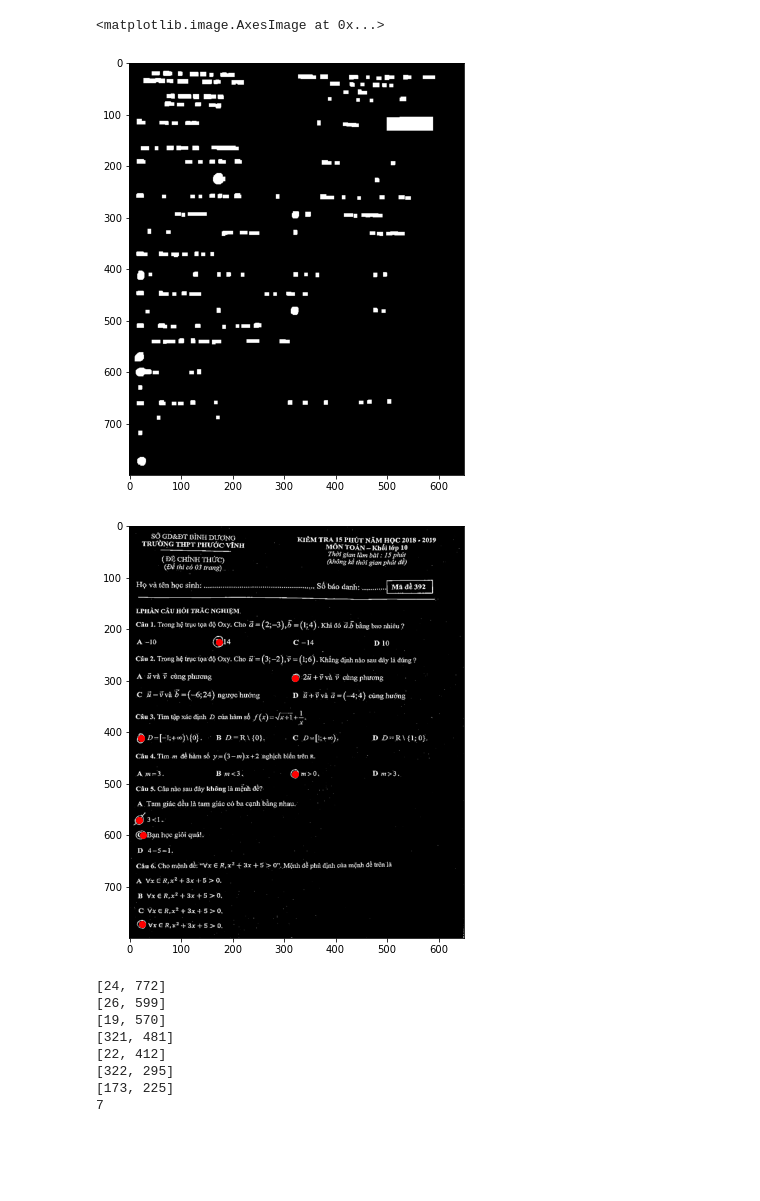
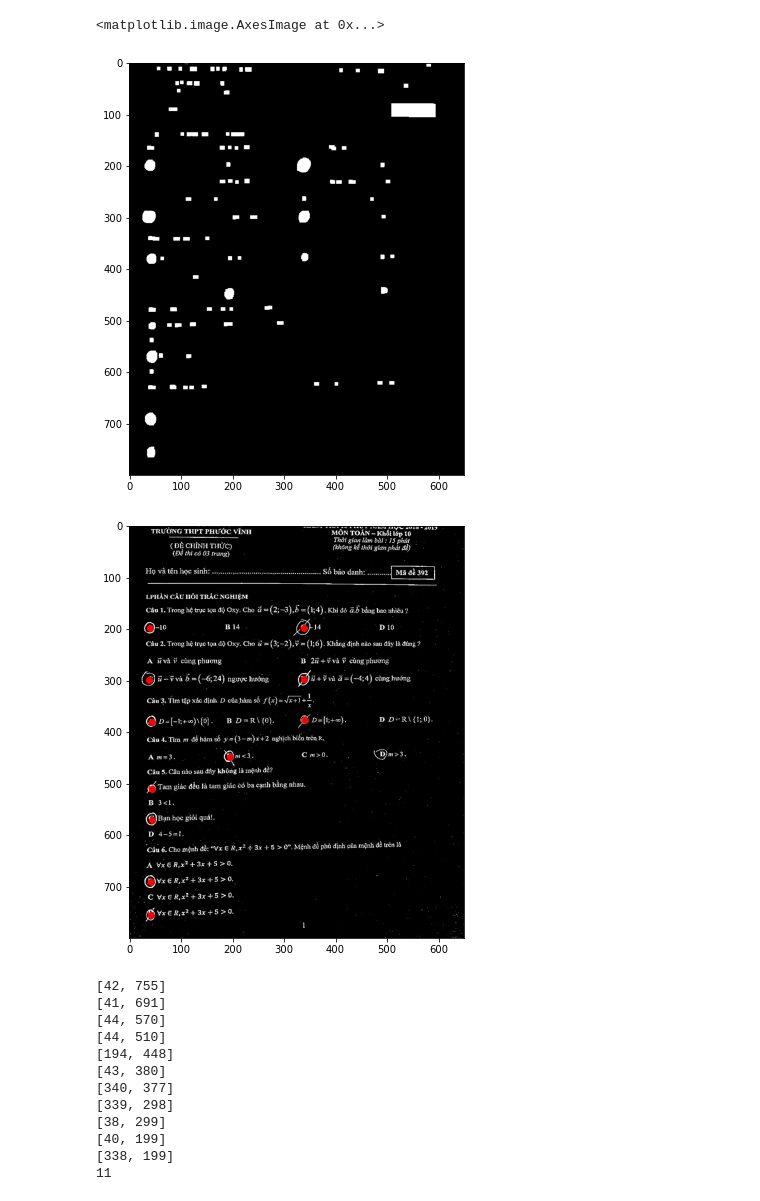
Before and after one commit to quockhanh0212/Multiple-choice-autograding, a Jupyter notebook: Untitled1-Copy8.ipynb, the cells around one changed output. Saved outputs shown, nothing was run; the diff lists cells and outputs as text; code cells hidden in the pictures; blank space fills up the shorter version.

```diff
--- a/Untitled1-Copy8.ipynb
+++ b/Untitled1-Copy8.ipynb
@@ -7,7 +8,7 @@ import cv2
 plt.rcParams['figure.figsize'] = [6, 8]
 # %%
 # 1. Doc anh, chuyen thanh anh xam
-image = cv2.imread("exam2.png")
+image = cv2.imread("examj.jpg")
 gray = cv2.cvtColor(image, cv2.COLOR_BGR2GRAY)
 # %%
 # 2. Threshold de
@@ -59,7 +60,7 @@ opening = cv2.morphologyEx(clean_image, cv2.MORPH_OPEN, kernel)
 plt.imshow(opening, cmap='gray')
 # %% [output]
 <matplotlib.image.AxesImage at 0x...>
-[figure, old version]
+[figure, new version]
 # %%
 # kernel = cv2.getStructuringElement(cv2.MORPH_RECT, (1, 1))
 # dilation = cv2.dilate(opening, kernel, iterations=1)
@@ -82,37 +83,36 @@ import matplotlib.pyplot as plt
 round_thresh = 0.65
 
 plt.figure()
 height, width = img.shape
 plt.imshow(img.astype(np.uint8), cmap='gray')
 
 areas = []
 alphas = []
 arrayOfCenter = [] # mảng toạ độ tâm đường tròn
 # print('Object      Area Perimeter Roundness')
 for ind, contour in enumerate(contours):
     # tính chu vi của contour
     perimeter = cv2.arcLength(contour, True)
     # tính diện tích của contour
     area = cv2.contourArea(contour)
     areas.append(area)
 
     # nếu như chu vi bằng 0 hoặc area nhỏ hơn threshold thì ta đặt ngay góc alpha = 0
     if perimeter==0 or area<140:
         alpha = 0
     else:
         alpha = 4*np.pi*area/(perimeter**2)
         alphas.append(alpha)
 
     # Vẽ vòng tròn đỏ tại tâm của contour thỏa mãn điều kiện là vòng tròn
     if alpha > round_thresh:
         moments = cv2.moments(contour)
         cx = int(moments['m10'] / moments['m00'])
         cy = int(moments['m01'] / moments['m00'])
-        if cy > 110:
-            plt.plot(cx, cy, 'ro')
-            arrayOfCenter.append([cx,cy])
+        plt.plot(cx, cy, 'ro')
+        arrayOfCenter.append([cx,cy])
 # %% [output]
-[figure, old version]
+[figure, new version]
 # %%
 # Lấy các khung quanh đường tròn
 immm = img.astype(np.uint8)
@@ -132,14 +132,18 @@ for i in arrayOfCenter:
     arrayOfFrame.append(a)
 print(len(arrayOfFrame))
 # %% [output]
-[24, 772]
-[26, 599]
-[19, 570]
-[321, 481]
-[22, 412]
-[322, 295]
-[173, 225]
-7
+[42, 755]
+[41, 691]
+[44, 570]
+[44, 510]
+[194, 448]
+[43, 380]
+[340, 377]
+[339, 298]
+[38, 299]
+[40, 199]
+[338, 199]
+11
 # %%
 # Hàm lấy contour lớn nhất
 def find_max_contour(img):
```
Also changed, not shown: parts of 8 cells of this notebook, 6 other files.
